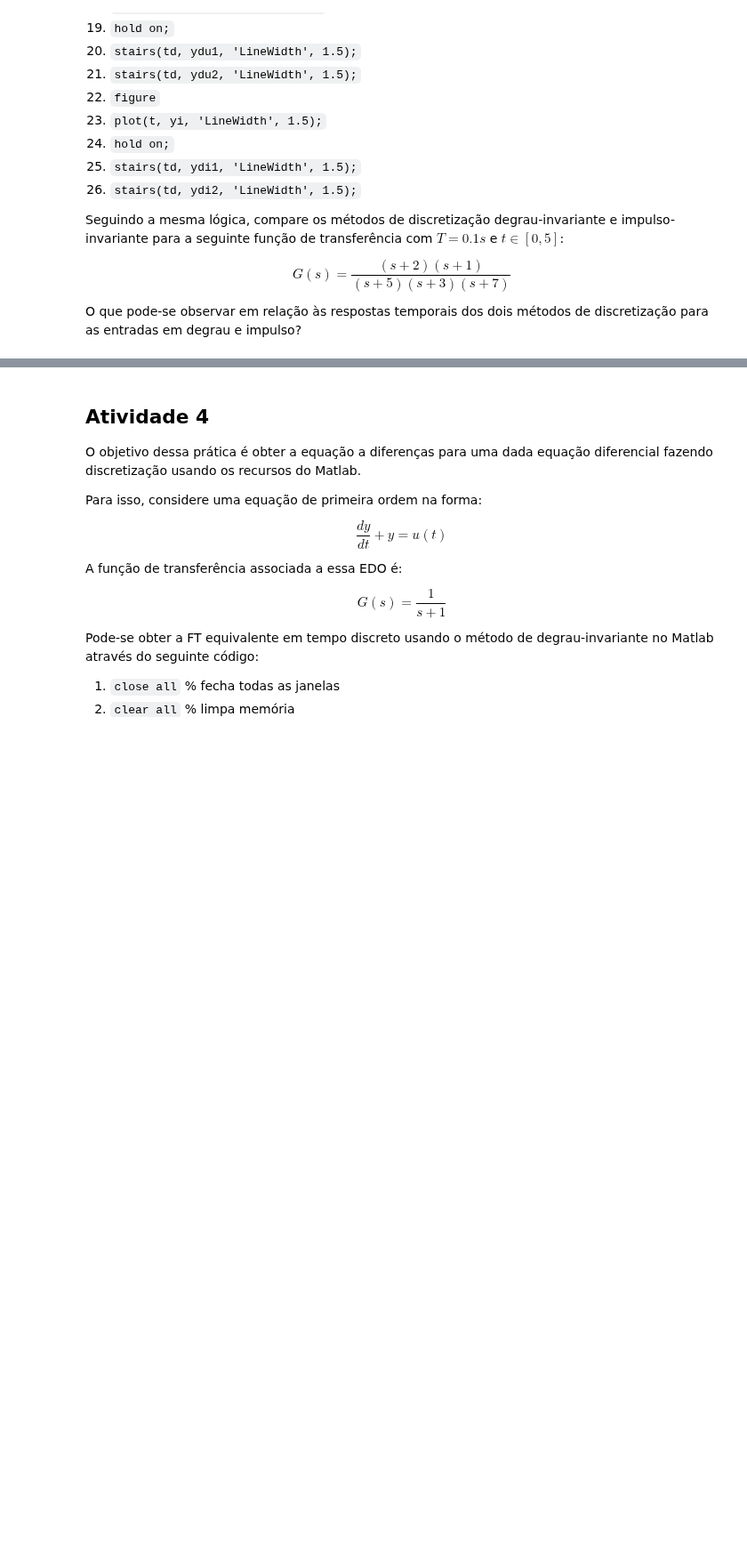
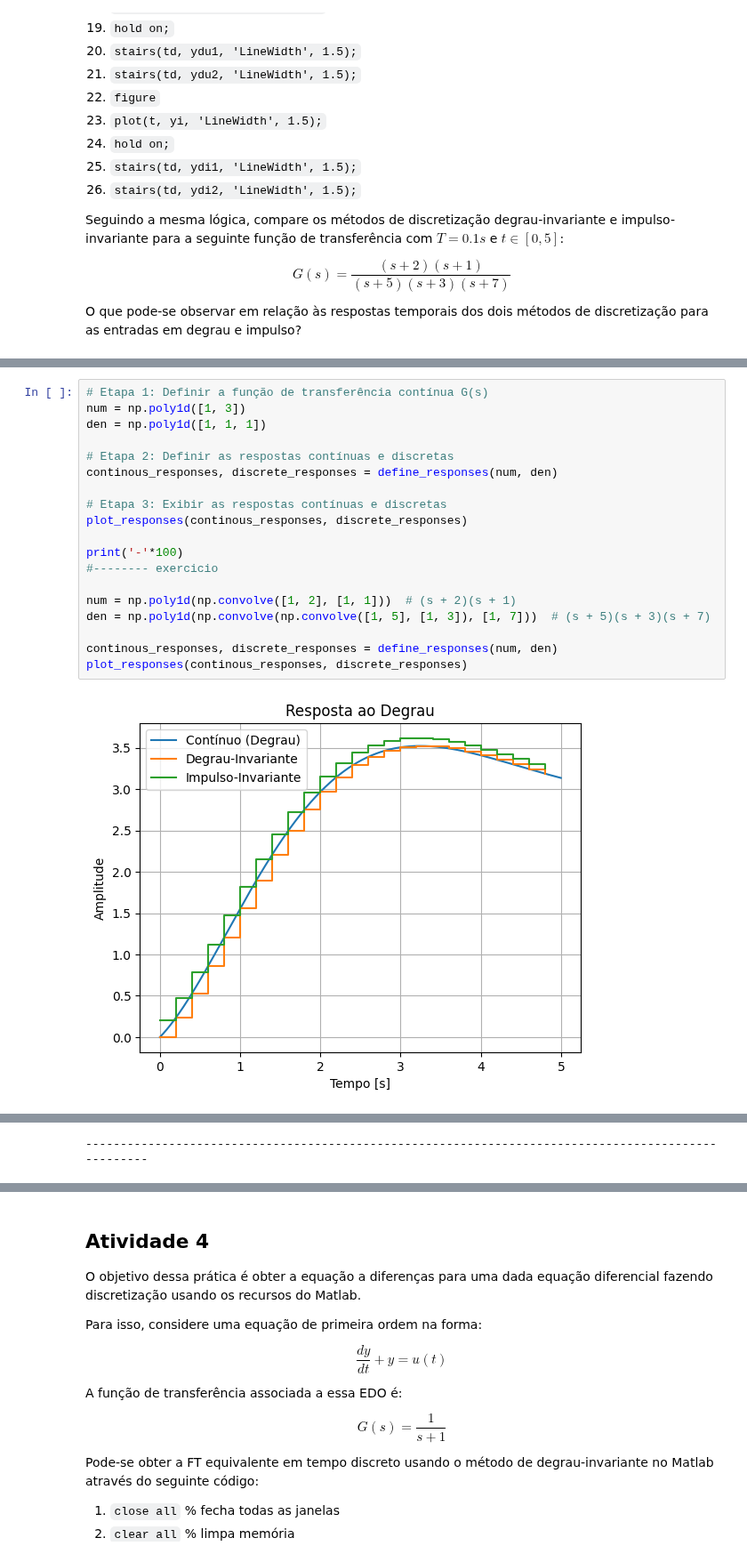
Before and after one commit to SKaiquelima/advanced-control, a Jupyter notebook: DigitalCtrl/Class4/exec4.ipynb, the cells around one changed output, grey strips where cells are left out. Shown at 89% size. Cells and saved outputs as stored; diff of their text form; blank space fills up the shorter version.

```diff
--- a/DigitalCtrl/Class4/exec4.ipynb
+++ b/DigitalCtrl/Class4/exec4.ipynb
@@ -235,0 +359,21 @@ O que pode-se observar em relação às respostas temporais dos dois métodos de
+# %%
+# Etapa 1: Definir a função de transferência contínua G(s)
+num = np.poly1d([1, 3])
+den = np.poly1d([1, 1, 1])
+
+# Etapa 2: Definir as respostas contínuas e discretas
+continous_responses, discrete_responses = define_responses(num, den)
+
+# Etapa 3: Exibir as respostas contínuas e discretas
+plot_responses(continous_responses, discrete_responses)
+
+print('-'*100)
+#-------- exercicio
+
+num = np.poly1d(np.convolve([1, 2], [1, 1]))  # (s + 2)(s + 1)
+den = np.poly1d(np.convolve(np.convolve([1, 5], [1, 3]), [1, 7]))  # (s + 5)(s + 3)(s + 7)
+
+continous_responses, discrete_responses = define_responses(num, den)
+plot_responses(continous_responses, discrete_responses)
+# %% [output]
+[figure, added]
@@ -235,0 +381 @@ O que pode-se observar em relação às respostas temporais dos dois métodos de
+----------------------------------------------------------------------------------------------------
```
Also changed, not shown: parts of 6 cells of this notebook.
